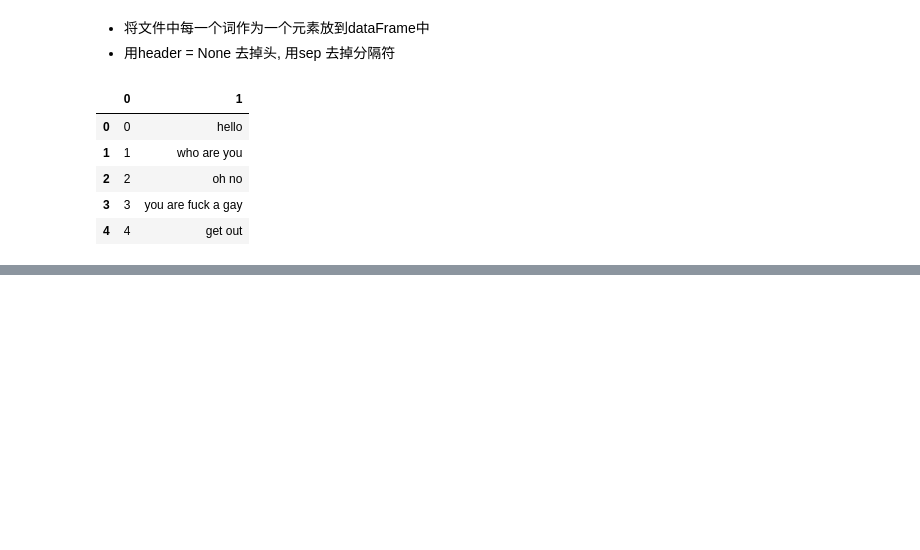
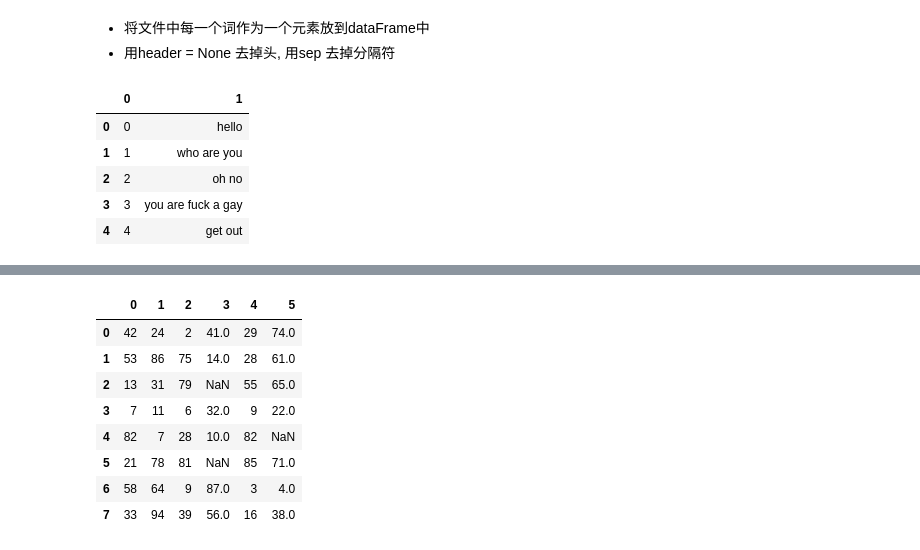
Before and after one commit to Dougzl/AI, a Jupyter notebook: 03.python数据特征分享和展示/class01.ipynb, the cells around one changed output, grey strips where cells are left out. Cells and saved outputs as stored; diff of their text form; code cells hidden in the pictures; blank space fills up the shorter version.

```diff
--- a/03.python数据特征分享和展示/class01.ipynb
+++ b/03.python数据特征分享和展示/class01.ipynb
@@ -206,0 +345,15 @@ pd.read_csv('./file/f.txt', header=None, sep=',')
+# %%
+df.iloc[2, 3] = None
+df.iloc[4, 5] = None
+df.iloc[5, 3] = None
+df
+# %% [output]
+|  | 0 | 1 | 2 | 3 | 4 | 5 |
+| 0 | 42 | 24 | 2 | 41.0 | 29 | 74.0 |
+| 1 | 53 | 86 | 75 | 14.0 | 28 | 61.0 |
+| 2 | 13 | 31 | 79 | NaN | 55 | 65.0 |
+| 3 | 7 | 11 | 6 | 32.0 | 9 | 22.0 |
+| 4 | 82 | 7 | 28 | 10.0 | 82 | NaN |
+| 5 | 21 | 78 | 81 | NaN | 85 | 71.0 |
+| 6 | 58 | 64 | 9 | 87.0 | 3 | 4.0 |
+| 7 | 33 | 94 | 39 | 56.0 | 16 | 38.0 |
```
Also changed, not shown: parts of 38 cells of this notebook, 3 other files.
